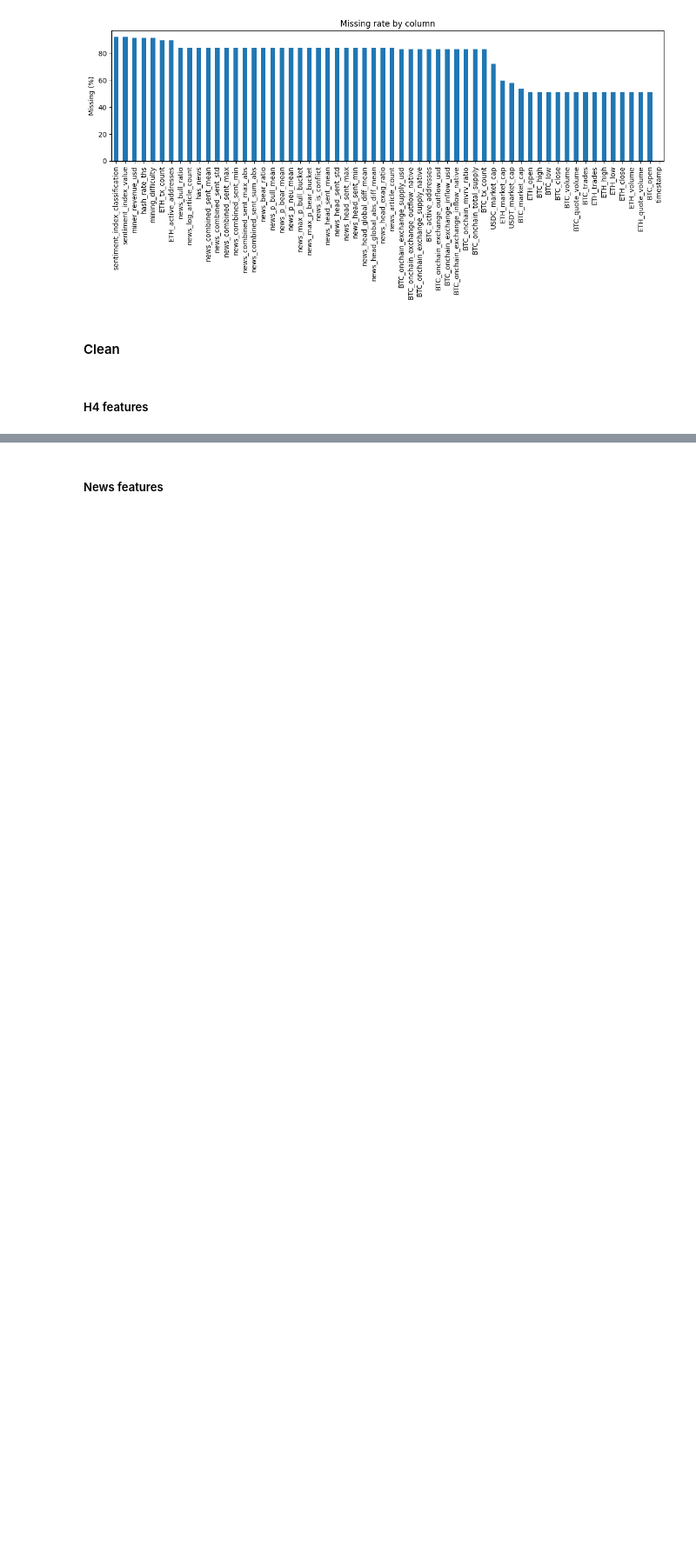
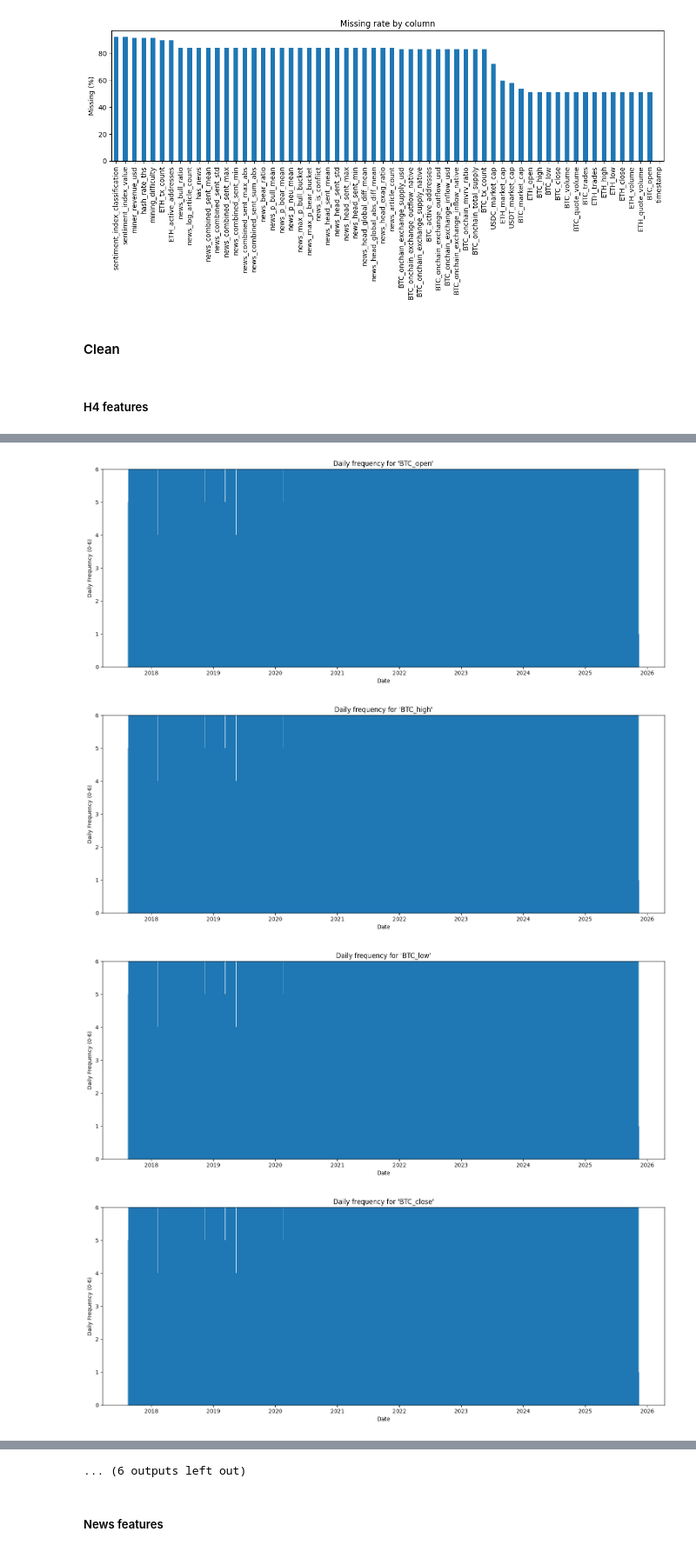
Before and after one commit to hyperformancelabs/crypto-price-forecaster, a Jupyter notebook: processors/cleaning.ipynb, the cells around one changed output, grey strips where cells are left out. Shown at 87% size. Cells and saved outputs as stored; diff of their text form; code cells hidden in the pictures; blank space fills up the shorter version.

```diff
--- a/processors/cleaning.ipynb
+++ b/processors/cleaning.ipynb
@@ -276,7 +275,12 @@ df_h4.head(2)
 | 0 | 2009-01-03 00:00:00 | NaN | NaN | NaN | NaN | NaN | NaN | NaN | NaN | ... |
 | 1 | 2009-01-03 04:00:00 | NaN | NaN | NaN | NaN | NaN | NaN | NaN | NaN | ... |
 # %%
-# # Plot each column
-# ts_col = df_h4.columns[0]
-# for col in df_h4.columns[1:]:
-#     plot_daily_freq(df_h4, ts_col, col)
+# Plot each column
+ts_col = df_h4.columns[0]
+for col in df_h4.columns[1:]:
+    plot_daily_freq(df_h4, ts_col, col)
+# %% [output]
+[figure, added]
+[figure, added]
+[figure, added]
+[figure, added]
@@ -283,3 +295,4 @@ df_h4.head(2)
+... (6 outputs left out)
 # %%
 interp_cols = [col for col in df_h4.columns if "cap" not in col]
 df_h4[interp_cols] = df_h4[interp_cols].interpolate(method='linear', limit_direction='both')
```
Also changed, not shown: parts of 11 cells of this notebook, 17 other files.
